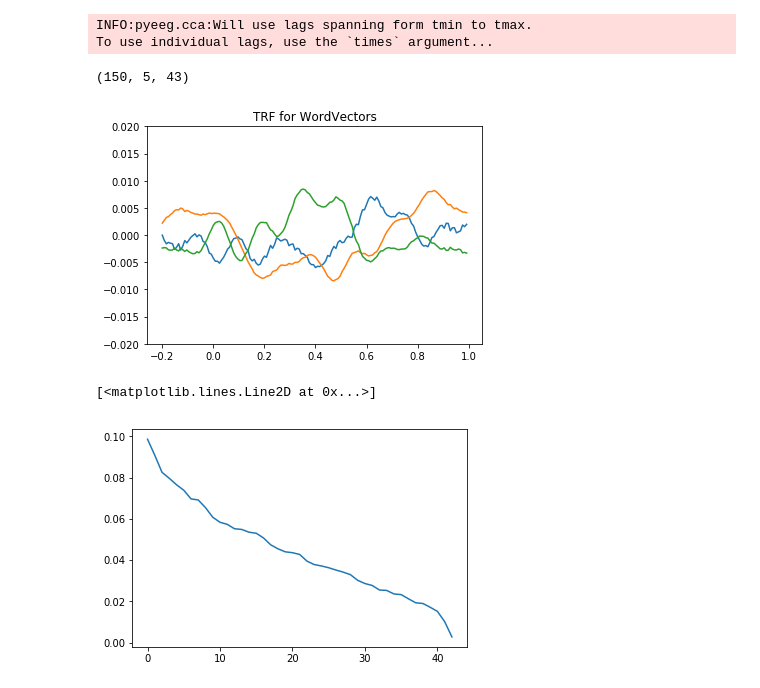
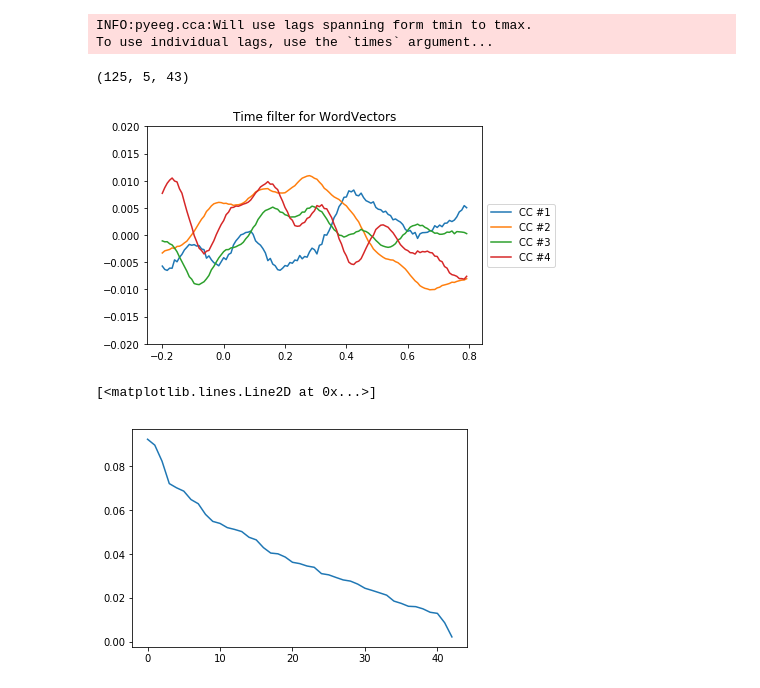
Before and after one commit to Hugo-W/pyEEG, a Jupyter notebook: docs/source/examples/CCA_wordvectors.ipynb, the cells around one changed output. Drawn from its saved outputs; the diff is of its cells as text; code cells hidden in the pictures.

Commit message:
added legend to time plot, titles to spatial plots

```diff
--- a/docs/source/examples/CCA_wordvectors.ipynb
+++ b/docs/source/examples/CCA_wordvectors.ipynb
@@ -125,7 +126,7 @@ x = feat_matrix[:-1,:]
 y = np.concatenate(stories[0])
 # %%
 from pyeeg.cca import CCA_Estimator
-cca = CCA_Estimator(tmin=-0.2, tmax=1., srate=info['sfreq'])
+cca = CCA_Estimator(tmin=-0.2, tmax=.8, srate=info['sfreq'])
 cca.fit(x, y, thresh_x=0.999, thresh_y=0.999, normalise=False, feat_names=["WordVectors"])    # best to use all components but only display first few
 # %% [output]
 INFO:pyeeg.cca:Will use lags spanning form tmin to tmax.
@@ -133,4 +134,4 @@ To use individual lags, use the `times` argument...
 # %%
 cca.coefStim_.shape
 # %% [output]
-(150, 5, 43)
+(125, 5, 43)
@@ -139,13 +138,13 @@ import matplotlib.pyplot as plt
 # %%
-cca.plot_time_filter(n_comp=3, feat_id=4)
+cca.plot_time_filter(n_comp=4, feat_id=0)
 plt.ylim([-0.02, 0.02]);
 # %% [output]
-[figure, old version]
+[figure, new version]
 # %%
 plt.plot(cca.score_)
 # %% [output]
 [<matplotlib.lines.Line2D at 0x...>]
-[figure, old version]
+[figure, new version]
 # %%
 # instead of n_lags the output is nlags x n_dim for the first dimension...
 # test = cca.coefStim_.copy()
```
Also changed, not shown: parts of 25 cells of this notebook, 2 other files.
